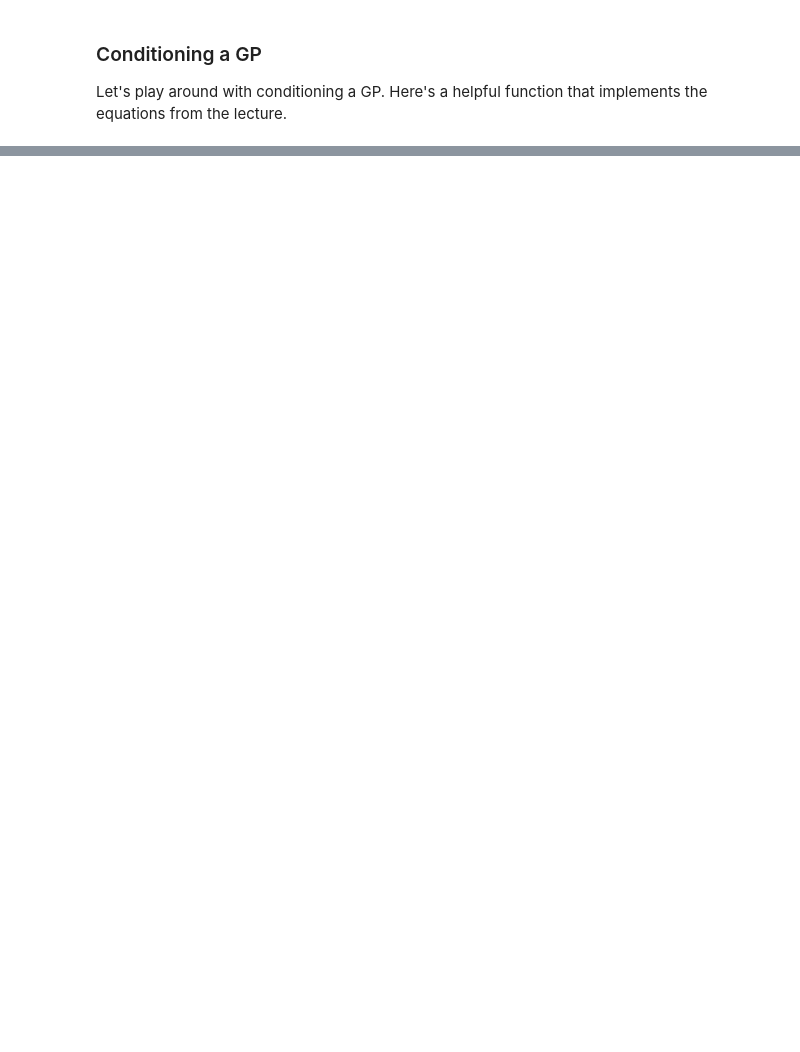
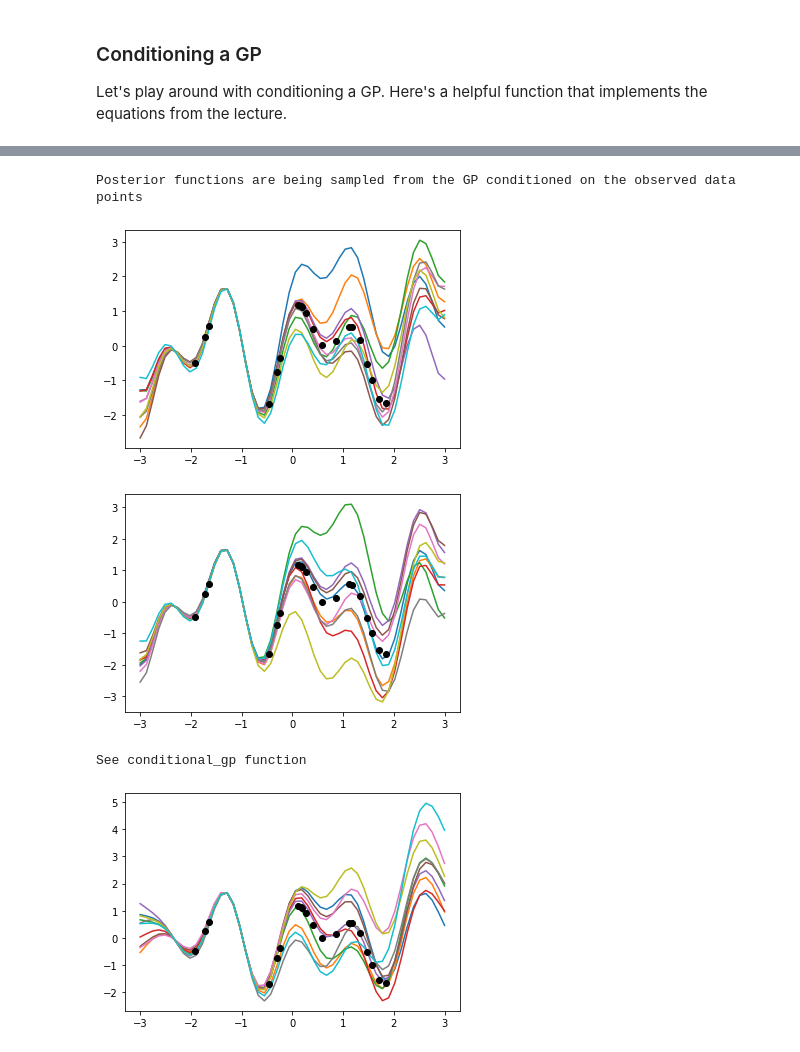
Before and after one commit to Hugo-W/tutorials, a Jupyter notebook: hensman/Lab1 - Sampling a GP.ipynb, the cells around one changed output, grey strips where cells are left out. Saved outputs shown, nothing was run; the diff lists cells and outputs as text; code cells hidden in the pictures; blank space fills up the shorter version.

```diff
--- a/hensman/Lab1 - Sampling a GP.ipynb
+++ b/hensman/Lab1 - Sampling a GP.ipynb
@@ -189,0 +188,29 @@ f_sine = np.sin(3 * x_sine) + np.cos(5 * x_sine)
+# %%
+# a
+print('Posterior functions are being sampled from the GP conditioned on the observed data points')
+# b
+mu_sine, nu_sine = conditional_gp(x_sine, f_sine)
+samples = np.random.multivariate_normal(mu_sine(xx), nu(xx, xx), size=10)
+plt.plot(xx, samples.T)
+plt.plot(x_sine, f_sine, 'ok')
+plt.show()
+# c
+mu_sine, nu_sine = conditional_gp(x_sine, f_sine, mu_0=0.5)
+samples = np.random.multivariate_normal(mu_sine(xx), nu(xx, xx), size=10)
+plt.plot(xx, samples.T)
+plt.plot(x_sine, f_sine, 'ok')
+plt.show()
+# d
+print('See conditional_gp function')
+# e
+mu_sine, nu_sine = conditional_gp(x_sine, f_sine, lengthscale=1.5, variance=0.1)
+samples = np.random.multivariate_normal(mu_sine(xx), nu(xx, xx), size=10)
+plt.plot(xx, samples.T)
+plt.plot(x_sine, f_sine, 'ok')
+plt.show()
+# %% [output]
+Posterior functions are being sampled from the GP conditioned on the observed data points
+[figure, added]
+[figure, added]
+See conditional_gp function
+[figure, added]
```
Also changed, not shown: parts of 9 cells of this notebook, 3 other files.
